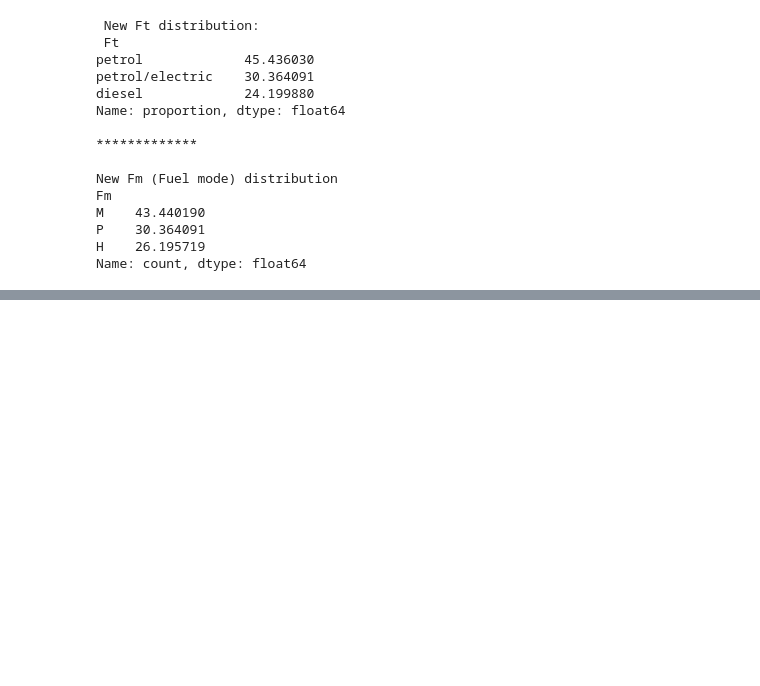
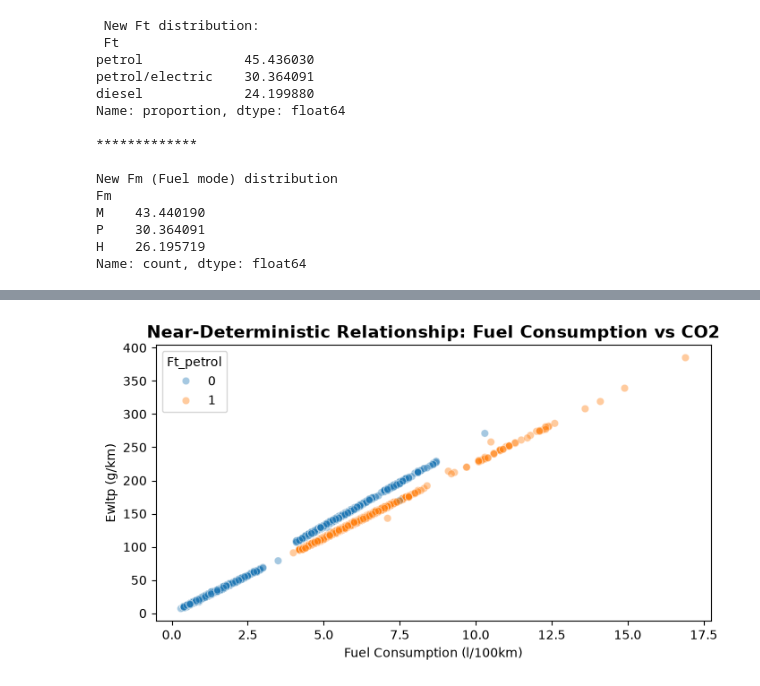
Before and after one commit to serhatgemici/project_data_exploration, a Jupyter notebook: Notebooks/Untitled.ipynb, the cells around one changed output, grey strips where cells are left out. Cells and saved outputs as stored; diff of their text form; code cells hidden in the pictures; blank space fills up the shorter version.

```diff
--- a/Notebooks/Untitled.ipynb
+++ b/Notebooks/Untitled.ipynb
@@ -197,0 +396,25 @@ summary()
+# %%
+import seaborn as sns
+import matplotlib.pyplot as plt
+
+df_2024["Ft_petrol"] = ( # to be dropped later
+    df_2024["Ft"] == "petrol"
+).astype(int)
+
+plt.figure(figsize=(8, 4))
+# Filter out 0-consumption rows (like pure EVs) for cleaner visualization
+combustion_df = df_2024[df_2024['Fuel consumption'] > 0]
+
+sns.scatterplot(
+    data=combustion_df.sample(5000, random_state=42),
+    x='Fuel consumption',
+    y='Ewltp (g/km)',
+    hue='Ft_petrol',
+    alpha=0.4
+)
+plt.title('Near-Deterministic Relationship: Fuel Consumption vs CO2', fontsize=14, fontweight='bold')
+plt.xlabel('Fuel Consumption (l/100km)')
+plt.ylabel('Ewltp (g/km)')
+plt.show()
+# %% [output]
+[figure, added]
```
Also changed, not shown: parts of 87 cells of this notebook.
